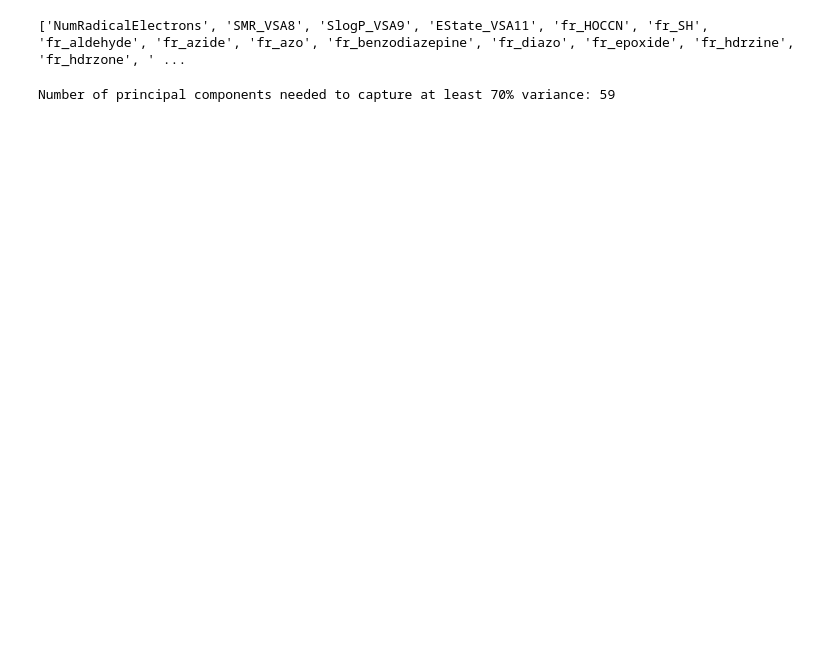
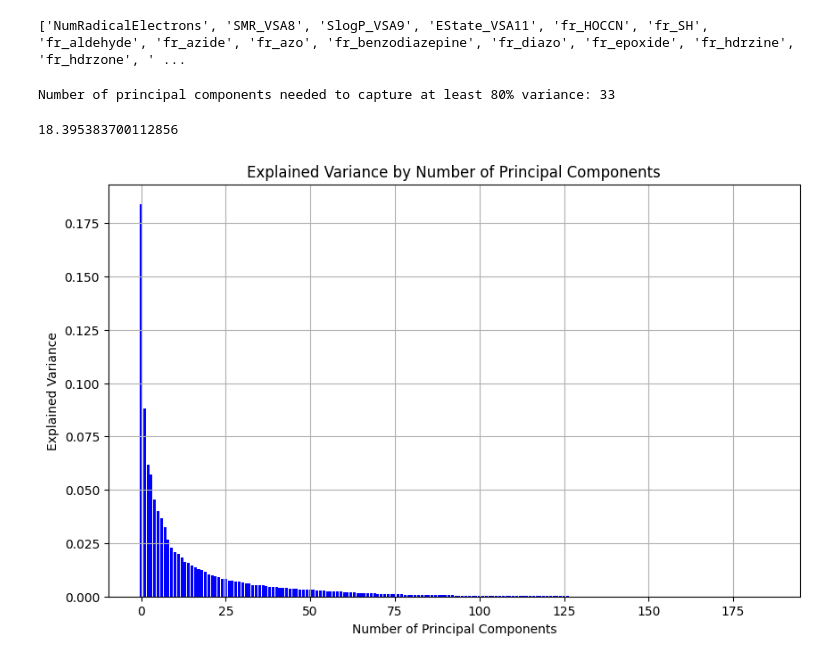
Before and after one commit to MoniqueBroeren/GroupAssignment, a Jupyter notebook: Nieuwe_code_svm.ipynb, the cells around one changed output. Cells and saved outputs as stored; diff of their text form; code cells hidden in the pictures; blank space fills up the shorter version.

```diff
--- a/Nieuwe_code_svm.ipynb
+++ b/Nieuwe_code_svm.ipynb
@@ -91,10 +42,24 @@ components = pca.fit_transform(df_descriptors_scaled)
 cumulative_variance = np.cumsum(pca.explained_variance_ratio_)
 
 # Find the number of components needed to capture at least 90% variance
-num_components = np.argmax(cumulative_variance >= 0.95) + 1
+num_components = np.argmax(cumulative_variance >= 0.85) + 1
 
 # Print the result
-print(f'Number of principal components needed to capture at least 70% variance: {num_components}')
+print(f'Number of principal components needed to capture at least 80% variance: {num_components}')
+pca.explained_variance_ratio_[0]*100
 # %% [output]
-Number of principal components needed to capture at least 70% variance: 59
+Number of principal components needed to capture at least 80% variance: 33
+18.395383700112856
+# %%
+# Make a figure
+plt.figure(figsize=(10, 6))
+plt.bar(range(len(pca.explained_variance_ratio_)),
+        pca.explained_variance_ratio_, color='b')
+plt.xlabel('Number of Principal Components')
+plt.ylabel('Explained Variance')
+plt.title('Explained Variance by Number of Principal Components')
+plt.grid(True)
+plt.show()
+# %% [output]
+[figure, added]
 # %%
```
Also changed, not shown: parts of 9 cells of this notebook.
